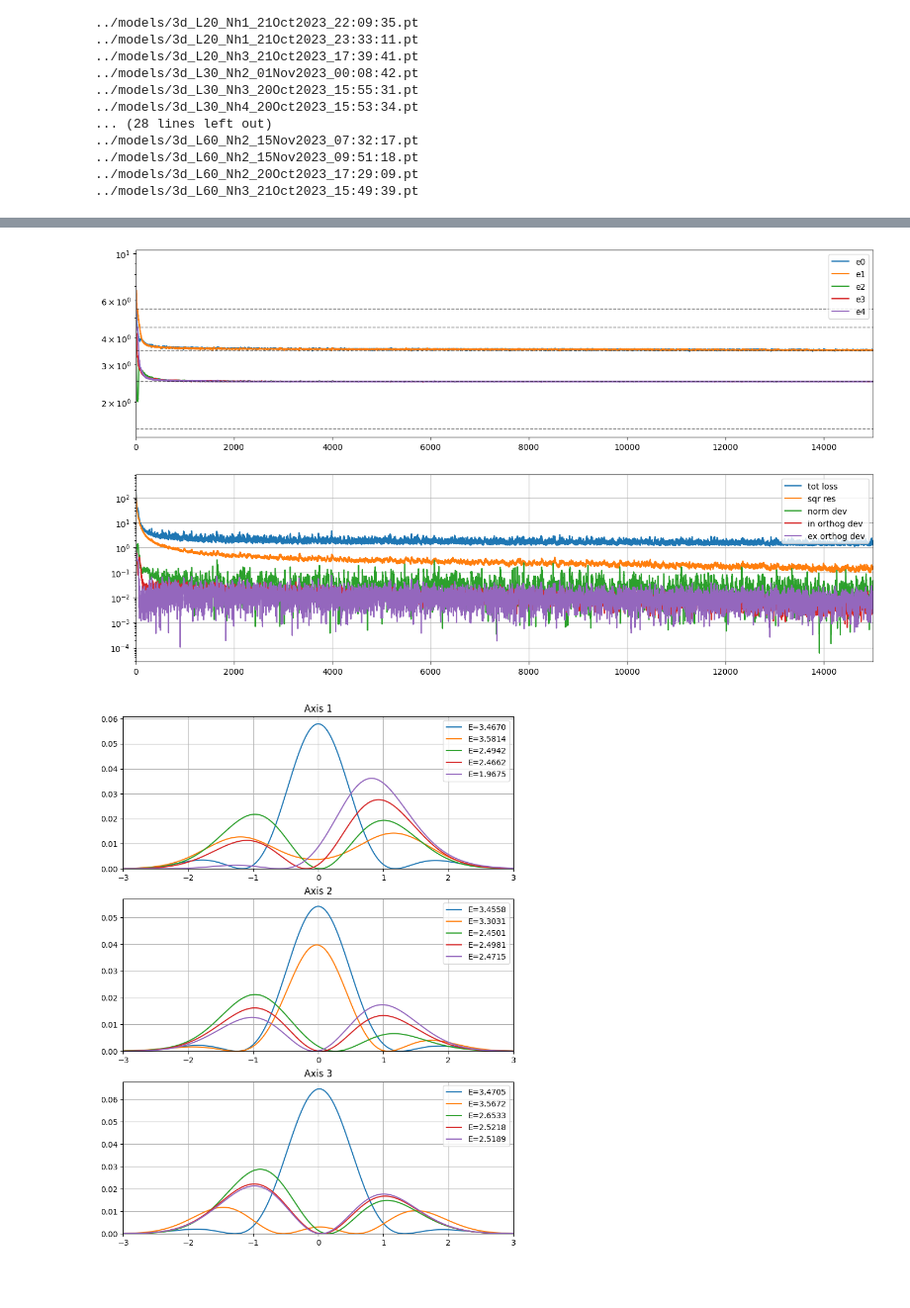
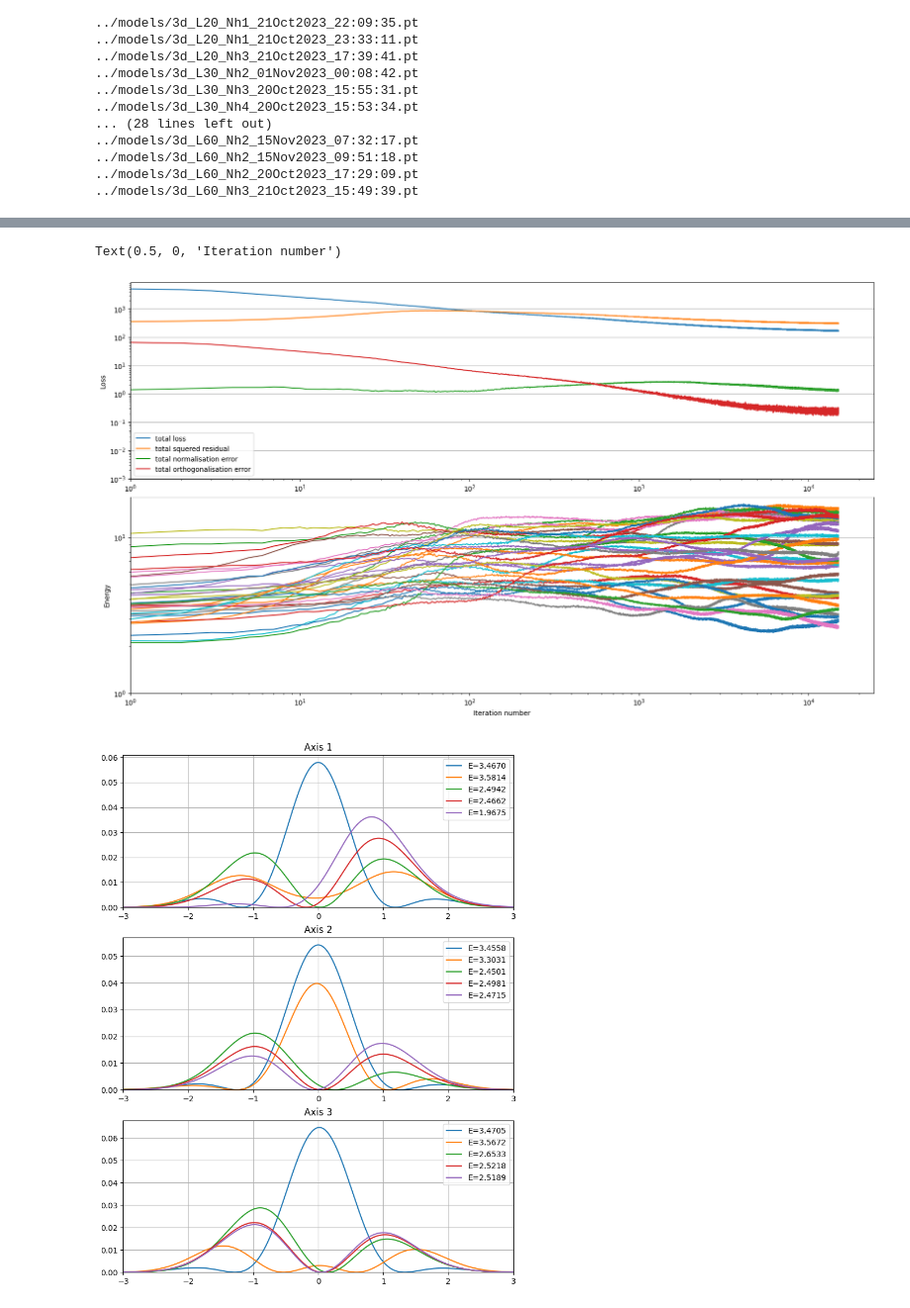
Before and after one commit to MrKozelberg/nn-based-multistate-solver-for-se, a Jupyter notebook: source/nn_based_multistate_solver_for_ho.ipynb, the cells around one changed output, grey strips where cells are left out. Shown at 99% size. Cells and saved outputs as stored; diff of their text form; code cells hidden in the pictures; blank space fills up the shorter version.

```diff
--- a/source/nn_based_multistate_solver_for_ho.ipynb
+++ b/source/nn_based_multistate_solver_for_ho.ipynb
@@ -1565,7 +1565,7 @@ ls ../models/3d_*
 ../models/3d_L60_Nh2_20Oct2023_17:29:09.pt
 ../models/3d_L60_Nh3_21Oct2023_15:49:39.pt
 # %%
-name = "60L_3Nh_03Dec2023_23:41:25"
+name = "L60_Nh2_15Nov2023_07:32:17"
 
 trialFunction_3D = TrialFunction(
     {
@@ -1573,9 +1573,9 @@ trialFunction_3D = TrialFunction(
         "activation function" : "sin",
         "amplitude function" : "gaussian",
         "hidden layer size" : 60,
-        "number of hidden layers" : 3,
+        "number of hidden layers" : 2,
         "coordinate space dimension" : 3,
-        "number of states" : 5,
+        "number of states" : 35,
         "sample size" : 8192,
         "initial learning rate" : 1e-3,
         "weight decay" : 1e-3,
@@ -1610,8 +1608,8 @@ TrialFunction(
   (amplitudeFunction): Gaussian()
 )
 # %%
-# timeHistory_1 = pd.read_csv("../loss/time_3d_"+name+".csv")
-# lossHistory_1 = pd.read_csv("../loss/loss_3d_"+name+".csv")
-# eHistory_1 = pd.read_csv("../loss/e_3d_"+name+".csv")
-hist = pd.read_csv("../loss/hist_3d_"+name+".csv")
+timeHistory_1 = pd.read_csv("../loss/time_3d_"+name+".csv")
+lossHistory_1 = pd.read_csv("../loss/loss_3d_"+name+".csv")
+eHistory_1 = pd.read_csv("../loss/e_3d_"+name+".csv")
+# hist = pd.read_csv("../loss/hist_3d_"+name+".csv")
 # %%
@@ -1625,35 +1641,38 @@ hist[-1:]
 # %%
-# fig, (ax, ax1) = plt.subplots(2, 1, figsize=(12,9), layout='constrained')
-# lossHistory_1[[
-#     'total loss',
-#     'total squered residual',
-#     'total normalisation error',
-#     'total orthogonalisation error'
-# ]].plot(ax=ax)
-# ax.set_yscale('log')
-# ax.grid(axis='y')
-# ax.set_ylim(1e-4,None)
-# ax.set_xlim(0,None)
-# ax.set_ylabel('Loss')
-# # plt.xlabel('Iteration number')
+fig, (ax, ax1) = plt.subplots(2, 1, figsize=(16,9), layout='constrained')
+lossHistory_1[[
+    'total loss',
+    'total squered residual',
+    'total normalisation error',
+    'total orthogonalisation error'
+]].plot(ax=ax)
+ax.set_yscale('log')
+ax.set_xscale('log')
+ax.grid(axis='y')
+ax.set_ylim(1e-3,None)
+ax.set_xlim(1,None)
+ax.set_ylabel('Loss')
+# plt.xlabel('Iteration number')
 
-# eHistory_1.plot(ax=ax1,legend=False)
-# # ax.set_yscale('log')
-# ax1.grid(axis='y')
-# ax1.set_ylim(1,10)
-# ax1.set_xlim(0,None)
-# ax1.set_ylabel('Energy')
-# ax1.set_xlabel('Iteration number')
+eHistory_1[eHistory_1.columns[1:]].plot(ax=ax1,legend=False)
+ax1.set_yscale('log')
+ax1.set_xscale('log')
+ax1.grid(axis='y')
+ax1.set_ylim(1,None)
+ax1.set_xlim(1,None)
+ax1.set_ylabel('Energy')
+ax1.set_xlabel('Iteration number')
 
-fig, (ax1, ax2) = plt.subplots(2, 1, figsize=(16,9))
-hist[["e0","e1","e2","e3","e4"]].plot(ax=ax1, legend=True, xlim=(0,14999))
-for i in range(5):
-    ax1.axhline(y=1.5+i, color='k', linewidth=1, linestyle='--', alpha=0.5)
-ax1.set_yscale('log')
-hist[["tot loss","sqr res","norm dev","in orthog dev","ex orthog dev"]].plot(ax=ax2, legend=True, xlim=(0,14999), grid=True)
-ax2.set_yscale('log')
+# fig, (ax1, ax2) = plt.subplots(2, 1, figsize=(16,9))
+# hist[["e0","e1","e2","e3","e4"]].plot(ax=ax1, legend=True, xlim=(0,14999))
+# for i in range(5):
+#     ax1.axhline(y=1.5+i, color='k', linewidth=1, linestyle='--', alpha=0.5)
+# ax1.set_yscale('log')
+# hist[["tot loss","sqr res","norm dev","in orthog dev","ex orthog dev"]].plot(ax=ax2, legend=True, xlim=(0,14999), grid=True)
+# ax2.set_yscale('log')
 # %% [output]
+Text(0.5, 0, 'Iteration number')
-[figure, old version]
+[figure, new version]
 # %%
 D = 3
 fig, axes = plt.subplots(
```
Also changed, not shown: parts of 4 cells of this notebook, 8 other files.
